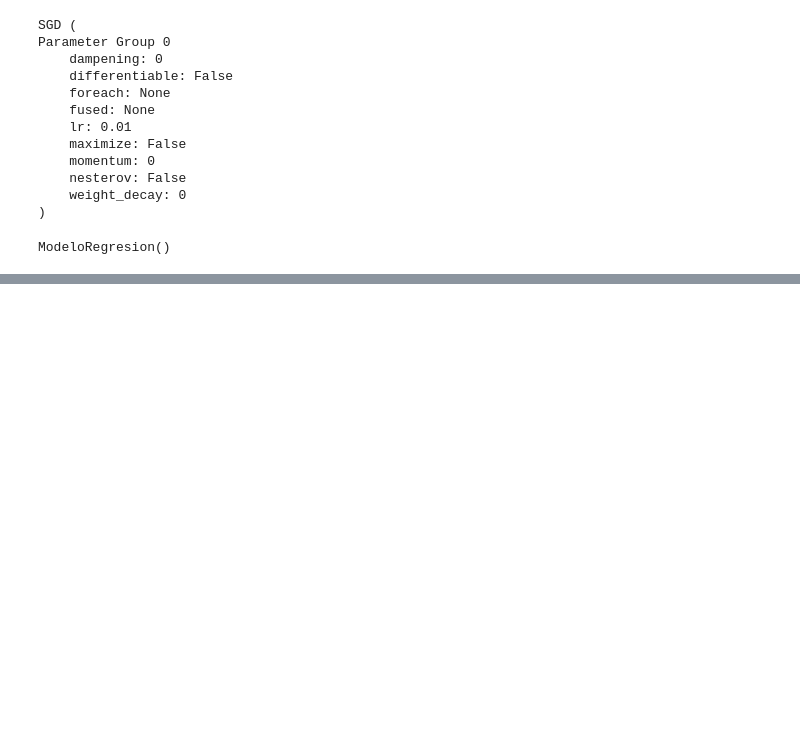
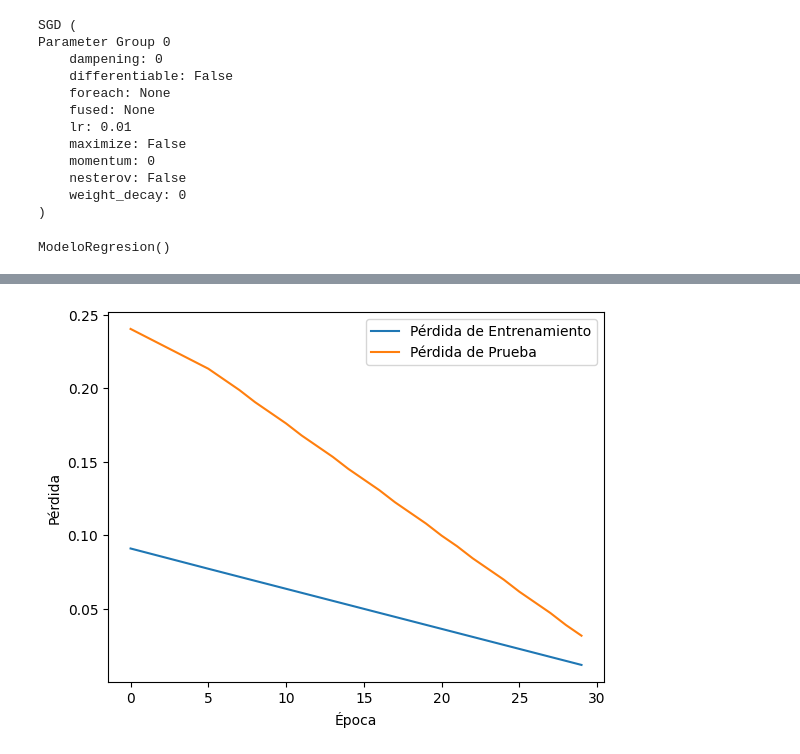
Before and after one commit to JoaquinSvoboda/Pytorch, a Jupyter notebook: regresion_lineal.ipynb, the cells around one changed output, grey strips where cells are left out. Drawn from its saved outputs; the diff is of its cells as text; code cells hidden in the pictures; blank space fills up the shorter version.

```diff
--- a/regresion_lineal.ipynb
+++ b/regresion_lineal.ipynb
@@ -190,0 +259,11 @@ with torch.no_grad():  # Desactiva el cálculo de gradientes
+# %%
+import matplotlib.pyplot as plt
+
+plt.plot(entrenamiento_loss, label='Pérdida de Entrenamiento')
+plt.plot(test_loss, label='Pérdida de Prueba')
+plt.ylabel('Pérdida')
+plt.xlabel('Época')
+plt.legend()
+plt.show()
+# %% [output]
+[figure, added]
```
Also changed, not shown: parts of 1 cell of this notebook.
